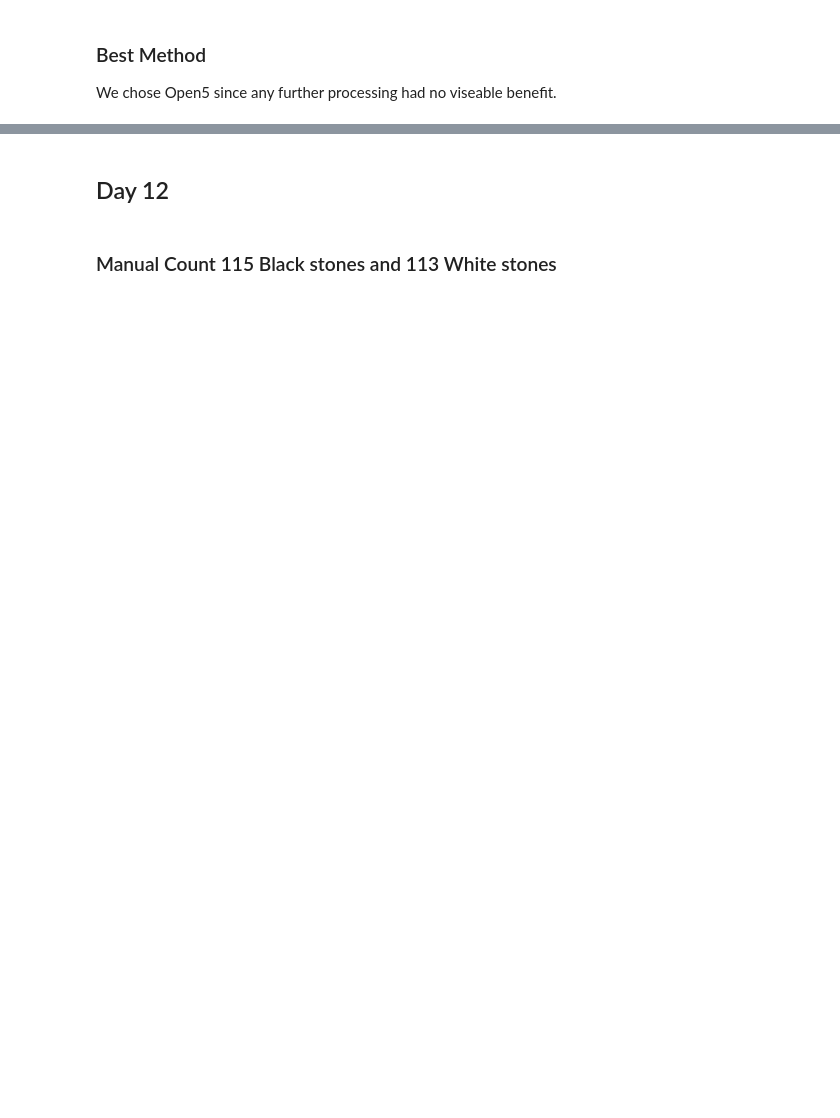
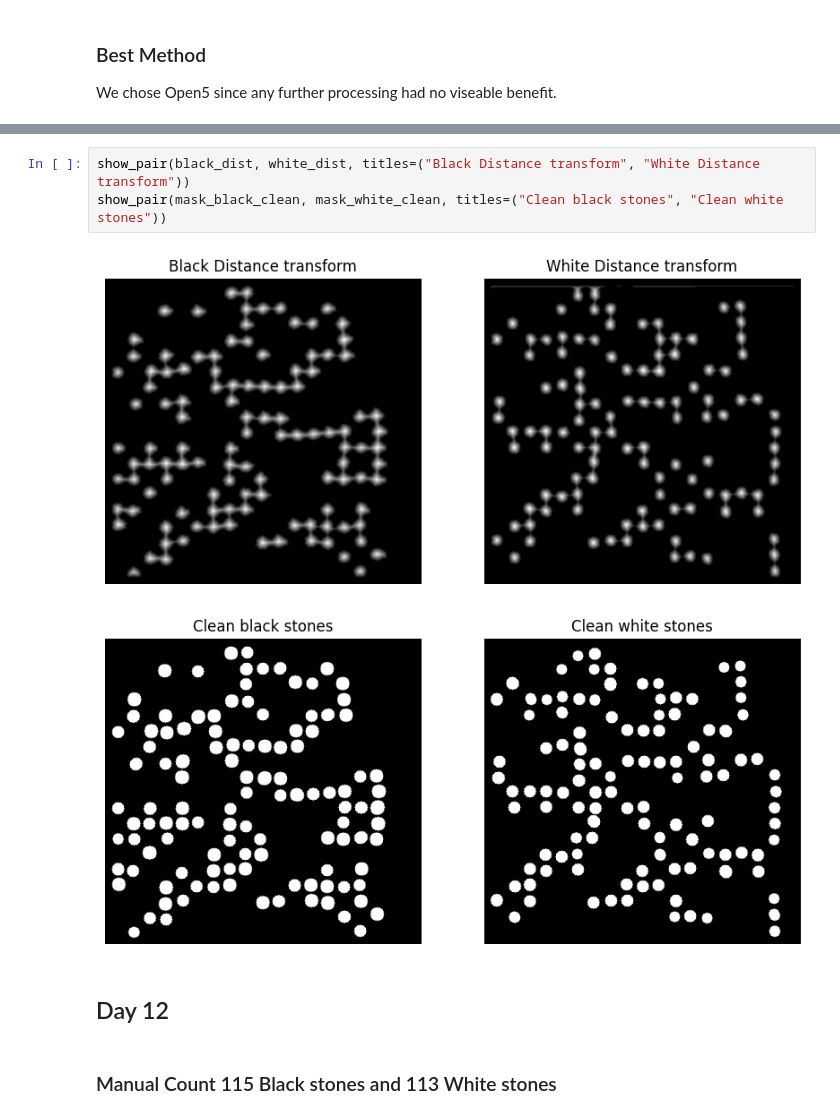
Before and after one commit to infamousperi/GBSV_MC, a Jupyter notebook: MC2/Segmentation_Morphological_Operations_Object_Properties.ipynb, the cells around one changed output, grey strips where cells are left out. Drawn from its saved outputs; the diff is of its cells as text; blank space fills up the shorter version.

```diff
--- a/MC2/Segmentation_Morphological_Operations_Object_Properties.ipynb
+++ b/MC2/Segmentation_Morphological_Operations_Object_Properties.ipynb
@@ -434,3 +527,9 @@ show_pair(mask_white, mask_white_clean, titles=("Raw white-stone mask", "Clean w
+# %%
+show_pair(black_dist, white_dist, titles=("Black Distance transform", "White Distance transform"))
+show_pair(mask_black_clean, mask_white_clean, titles=("Clean black stones", "Clean white stones"))
+# %% [output]
+[figure, added]
+[figure, added]
 # %% [markdown]
 ## Day 12
 # %% [markdown]
```
Also changed, not shown: parts of 31 cells of this notebook.
